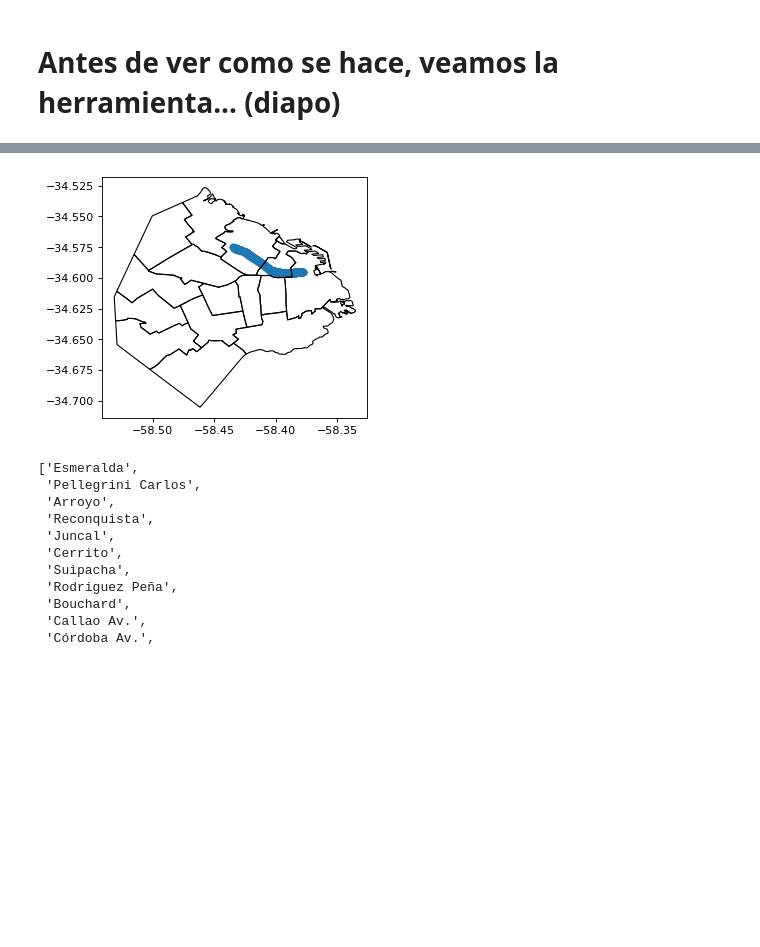
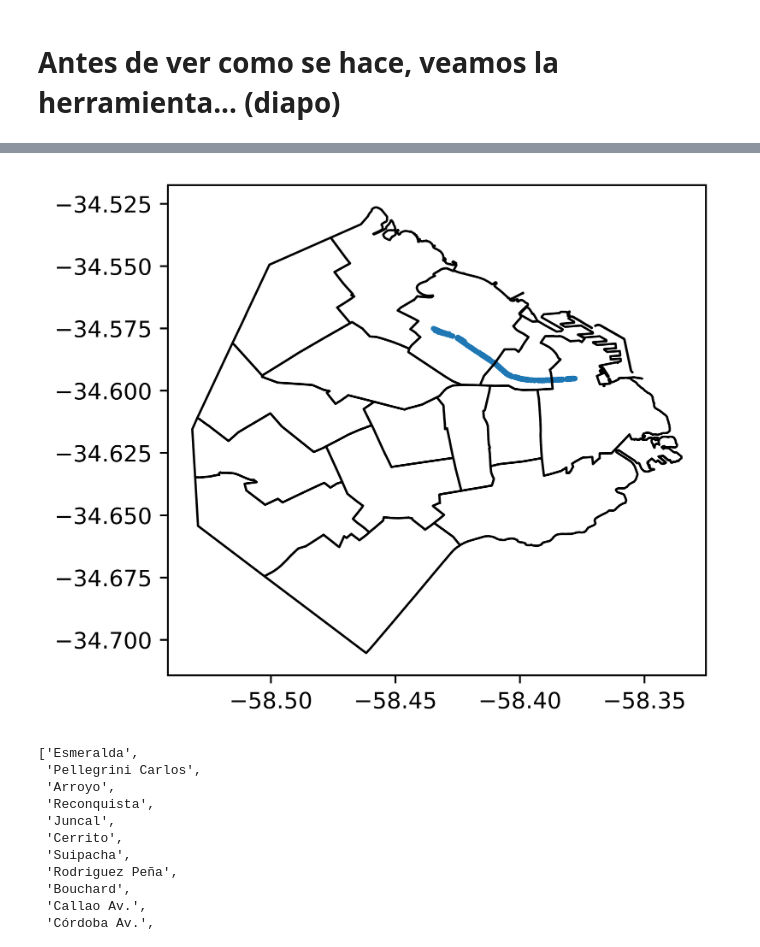
Before and after one commit to IonatanPerez/Cursos_DHDS_CN13, a Jupyter notebook: Clases/C8 - GPS/Modelo.ipynb, the cells around one changed output, grey strips where cells are left out. Cells and saved outputs as stored; diff of their text form; code cells hidden in the pictures; blank space fills up the shorter version.

```diff
--- a/Clases/C8 - GPS/Modelo.ipynb
+++ b/Clases/C8 - GPS/Modelo.ipynb
@@ -108,16 +115,16 @@ geo_comunas.plot(ax=ax, facecolor="none", edgecolor='black')
 # %%
 # Queremos ahora marcar una calle, por ejemplo Av Santa Fe, para eso vamos a buscar los extremos filtrando los datos de los arboles que esten en esa calle y buscando las alturas maximas y minimas
 
 geo_arboles_stafe = geo_arboles[geo_arboles["calle_nombre"] == "Santa Fe Av."]
 
-fig, ax = plt.subplots(dpi=80)
+fig, ax = plt.subplots(dpi=800)
 
-geo_arboles_stafe.plot(ax=ax)
+geo_arboles_stafe.plot(ax=ax, markersize = 2)
 geo_comunas.plot(ax=ax, facecolor="none", edgecolor='black')
 
 plt.savefig('santafe.png', dpi=80)
 # %% [output]
-[figure, old version]
+[figure, new version]
 # %%
 list(geo_arboles["calle_nombre"].unique())
 # %% [output]
```
Also changed, not shown: parts of 8 cells of this notebook, 1 other file.
